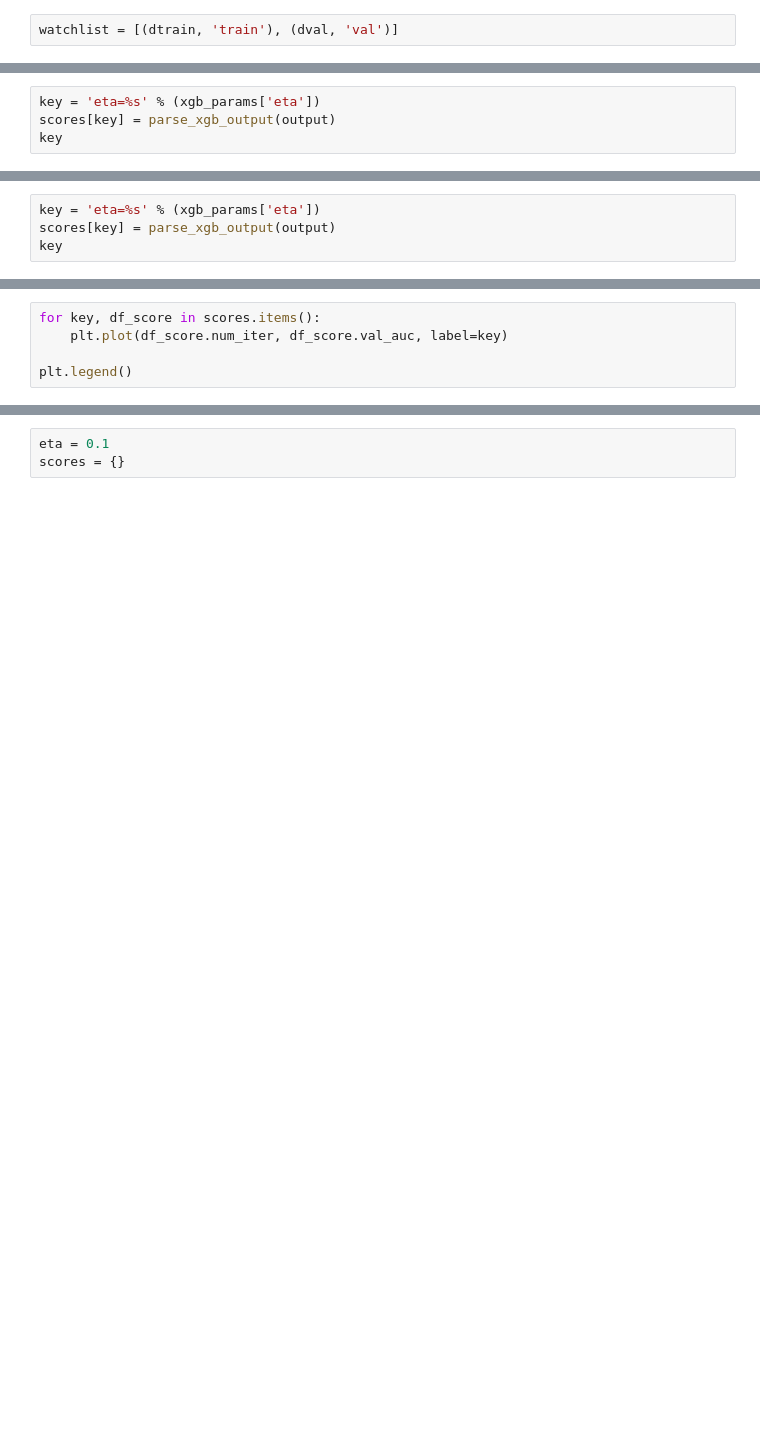
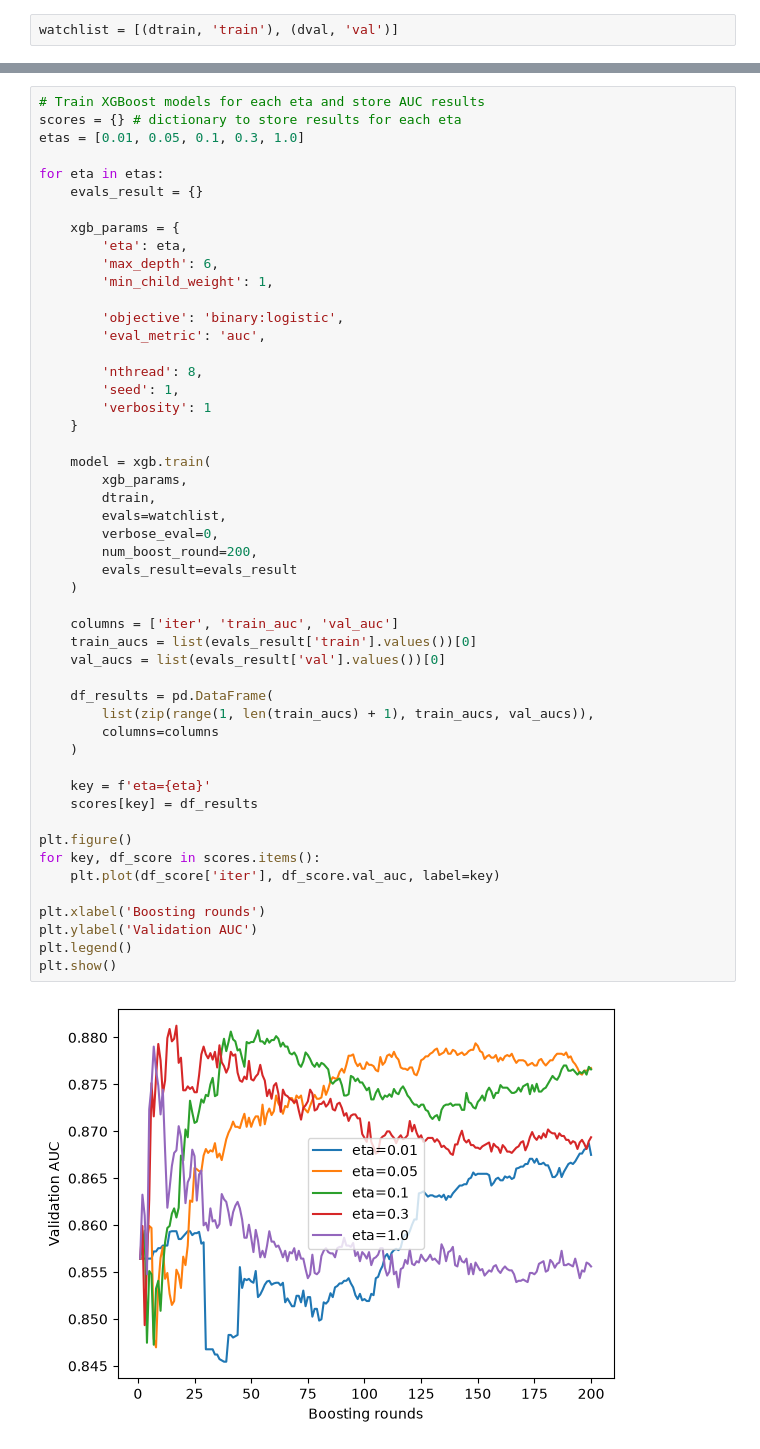
Before and after one commit to Gagun45/titanic-prediction, a Jupyter notebook: notebook.ipynb, the cells around one changed output, grey strips where cells are left out. Cells and saved outputs as stored; diff of their text form; blank space fills up the shorter version.

Commit message:
model selected

```diff
--- a/notebook.ipynb
+++ b/notebook.ipynb
@@ -326,4 +236,0 @@ model = xgb.train(xgb_params, dtrain, num_boost_round=200,
-# %%
-key = 'eta=%s' % (xgb_params['eta'])
-scores[key] = parse_xgb_output(output)
-key
@@ -351,4 +236,0 @@ model = xgb.train(xgb_params, dtrain, num_boost_round=200,
-# %%
-key = 'eta=%s' % (xgb_params['eta'])
-scores[key] = parse_xgb_output(output)
-key
@@ -357,5 +236,0 @@ key
-# %%
-for key, df_score in scores.items():
-    plt.plot(df_score.num_iter, df_score.val_auc, label=key)
-
-plt.legend()
@@ -365,3 +237,52 @@ plt.legend()
-# %%
-eta = 0.1
-scores = {}
+# %%
+# Train XGBoost models for each eta and store AUC results
+scores = {} # dictionary to store results for each eta
+etas = [0.01, 0.05, 0.1, 0.3, 1.0]
+
+for eta in etas:
+    evals_result = {}
+
+    xgb_params = {
+        'eta': eta,
+        'max_depth': 6,
+        'min_child_weight': 1,
+
+        'objective': 'binary:logistic',
+        'eval_metric': 'auc',
+
+        'nthread': 8,
+        'seed': 1,
+        'verbosity': 1
+    }
+
+    model = xgb.train(
+        xgb_params,
+        dtrain,
+        evals=watchlist,
+        verbose_eval=0,
+        num_boost_round=200,
+        evals_result=evals_result
+    )
+
+    columns = ['iter', 'train_auc', 'val_auc']
+    train_aucs = list(evals_result['train'].values())[0]
+    val_aucs = list(evals_result['val'].values())[0]
+
+    df_results = pd.DataFrame(
+        list(zip(range(1, len(train_aucs) + 1), train_aucs, val_aucs)),
+        columns=columns
+    )
+
+    key = f'eta={eta}'
+    scores[key] = df_results
+
+plt.figure()
+for key, df_score in scores.items():
+    plt.plot(df_score['iter'], df_score.val_auc, label=key)
+
+plt.xlabel('Boosting rounds')
+plt.ylabel('Validation AUC')
+plt.legend()
+plt.show()
+# %% [output]
+[figure, added]
```
Also changed, not shown: parts of 31 cells of this notebook.
